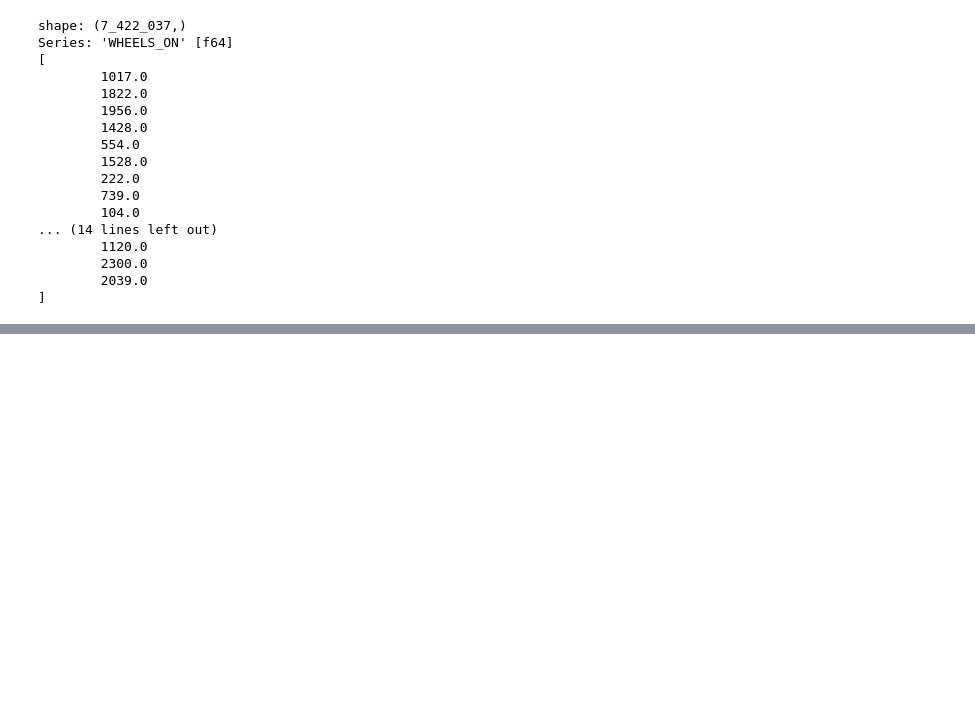
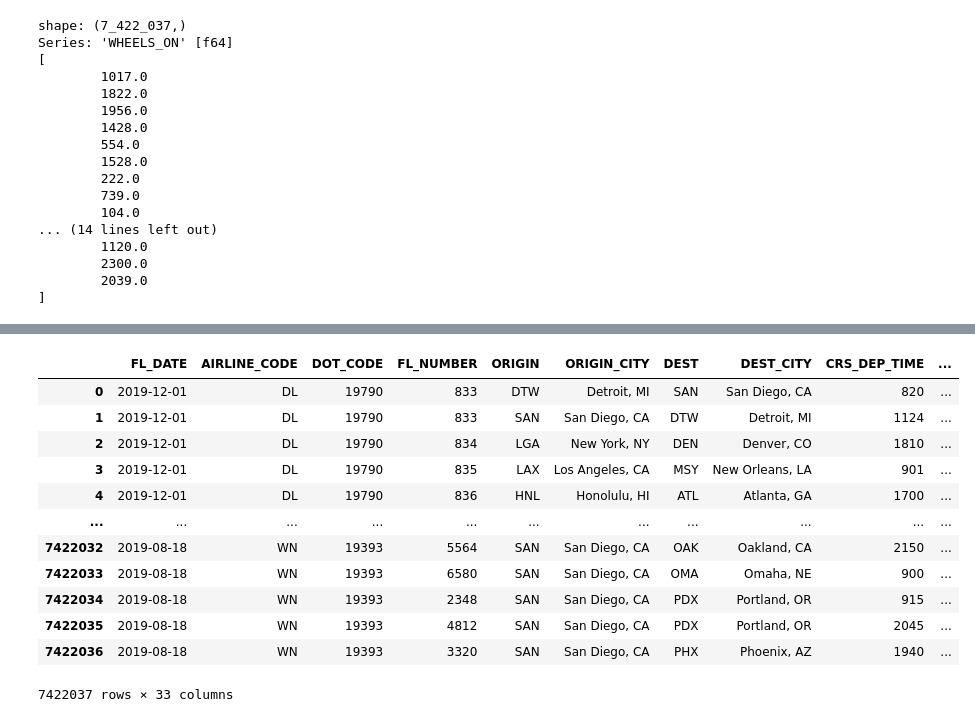
Before and after one commit to imMoya/polars-training, a Jupyter notebook: notebooks/00-Intro.ipynb, the cells around one changed output, grey strips where cells are left out. Saved outputs shown, nothing was run; the diff lists cells and outputs as text; code cells hidden in the pictures; blank space fills up the shorter version.

```diff
--- a/notebooks/00-Intro.ipynb
+++ b/notebooks/00-Intro.ipynb
@@ -323,0 +335,16 @@ Series: 'WHEELS_ON' [f64]
+# %%
+df.to_pandas()
+# %% [output]
+|  | FL_DATE | AIRLINE_CODE | DOT_CODE | FL_NUMBER | ORIGIN | ORIGIN_CITY | DEST | DEST_CITY | CRS_DEP_TIME | ... |
+| 0 | 2019-12-01 | DL | 19790 | 833 | DTW | Detroit, MI | SAN | San Diego, CA | 820 | ... |
+| 1 | 2019-12-01 | DL | 19790 | 833 | SAN | San Diego, CA | DTW | Detroit, MI | 1124 | ... |
+| 2 | 2019-12-01 | DL | 19790 | 834 | LGA | New York, NY | DEN | Denver, CO | 1810 | ... |
+| 3 | 2019-12-01 | DL | 19790 | 835 | LAX | Los Angeles, CA | MSY | New Orleans, LA | 901 | ... |
+| 4 | 2019-12-01 | DL | 19790 | 836 | HNL | Honolulu, HI | ATL | Atlanta, GA | 1700 | ... |
+| ... | ... | ... | ... | ... | ... | ... | ... | ... | ... | ... |
+| 7422032 | 2019-08-18 | WN | 19393 | 5564 | SAN | San Diego, CA | OAK | Oakland, CA | 2150 | ... |
+| 7422033 | 2019-08-18 | WN | 19393 | 6580 | SAN | San Diego, CA | OMA | Omaha, NE | 900 | ... |
+| 7422034 | 2019-08-18 | WN | 19393 | 2348 | SAN | San Diego, CA | PDX | Portland, OR | 915 | ... |
+| 7422035 | 2019-08-18 | WN | 19393 | 4812 | SAN | San Diego, CA | PDX | Portland, OR | 2045 | ... |
+| 7422036 | 2019-08-18 | WN | 19393 | 3320 | SAN | San Diego, CA | PHX | Phoenix, AZ | 1940 | ... |
+7422037 rows × 33 columns
```
Also changed, not shown: parts of 2 cells of this notebook.
